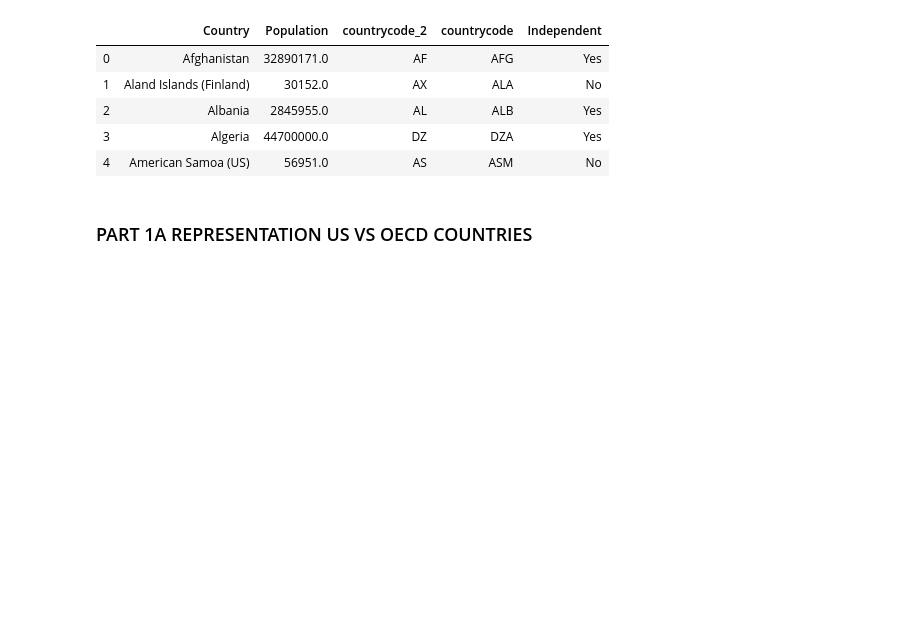
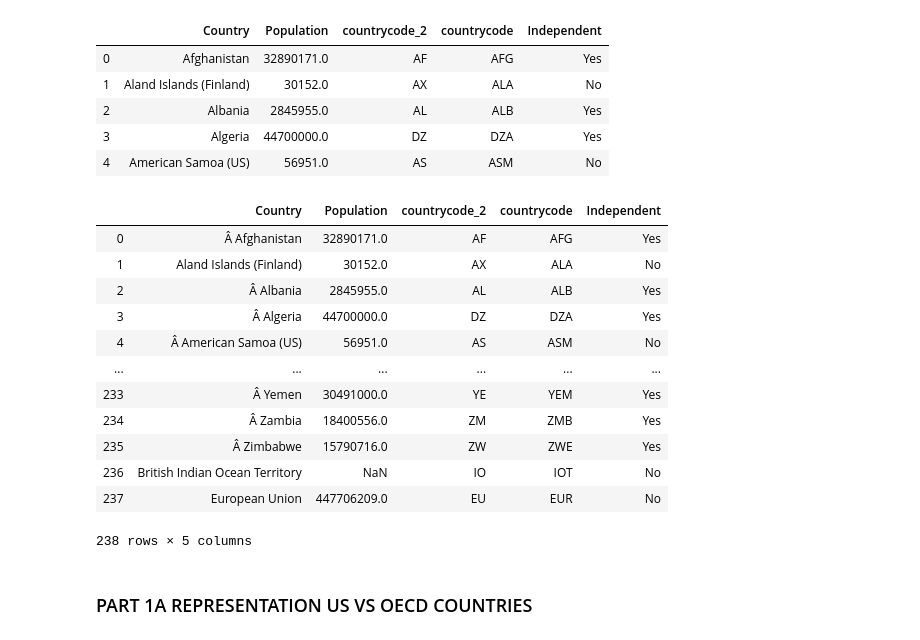
Before and after one commit to eobianyor/Representation, a Jupyter notebook: DataManipulation.ipynb, the cells around one changed output. Cells and saved outputs as stored; diff of their text form; code cells hidden in the pictures; blank space fills up the shorter version.

```diff
--- a/DataManipulation.ipynb
+++ b/DataManipulation.ipynb
@@ -55,6 +72,32 @@ CountriesPopulation_df.head()
 | 2 | Albania | 2845955.0 | AL | ALB | Yes |
 | 3 | Algeria | 44700000.0 | DZ | DZA | Yes |
 | 4 | American Samoa (US) | 56951.0 | AS | ASM | No |
+# %%
+# =============================================================== #
+# SAVE THE CSV
+# =============================================================== #
+CountriesPopulation_df.to_csv("test1.csv", index = False)
+
+# =============================================================== #
+# IMPORTING DATA
+# =============================================================== #
+testpath1 = os.path.join(f'test1.csv')
+testpath_df = pd.read_csv(testpath1, encoding = "ISO-8859-1", skipinitialspace=True)
+testpath_df
+# %% [output]
+|  | Country | Population | countrycode_2 | countrycode | Independent |
+| 0 | Â Afghanistan | 32890171.0 | AF | AFG | Yes |
+| 1 | Aland Islands (Finland) | 30152.0 | AX | ALA | No |
+| 2 | Â Albania | 2845955.0 | AL | ALB | Yes |
+| 3 | Â Algeria | 44700000.0 | DZ | DZA | Yes |
+| 4 | Â American Samoa (US) | 56951.0 | AS | ASM | No |
+| ... | ... | ... | ... | ... | ... |
+| 233 | Â Yemen | 30491000.0 | YE | YEM | Yes |
+| 234 | Â Zambia | 18400556.0 | ZM | ZMB | Yes |
+| 235 | Â Zimbabwe | 15790716.0 | ZW | ZWE | Yes |
+| 236 | British Indian Ocean Territory | NaN | IO | IOT | No |
+| 237 | European Union | 447706209.0 | EU | EUR | No |
+238 rows × 5 columns
 # %% [markdown]
 ### PART 1A REPRESENTATION US VS OECD COUNTRIES
 # %%
```
Also changed, not shown: parts of 16 cells of this notebook, 25 other files.
